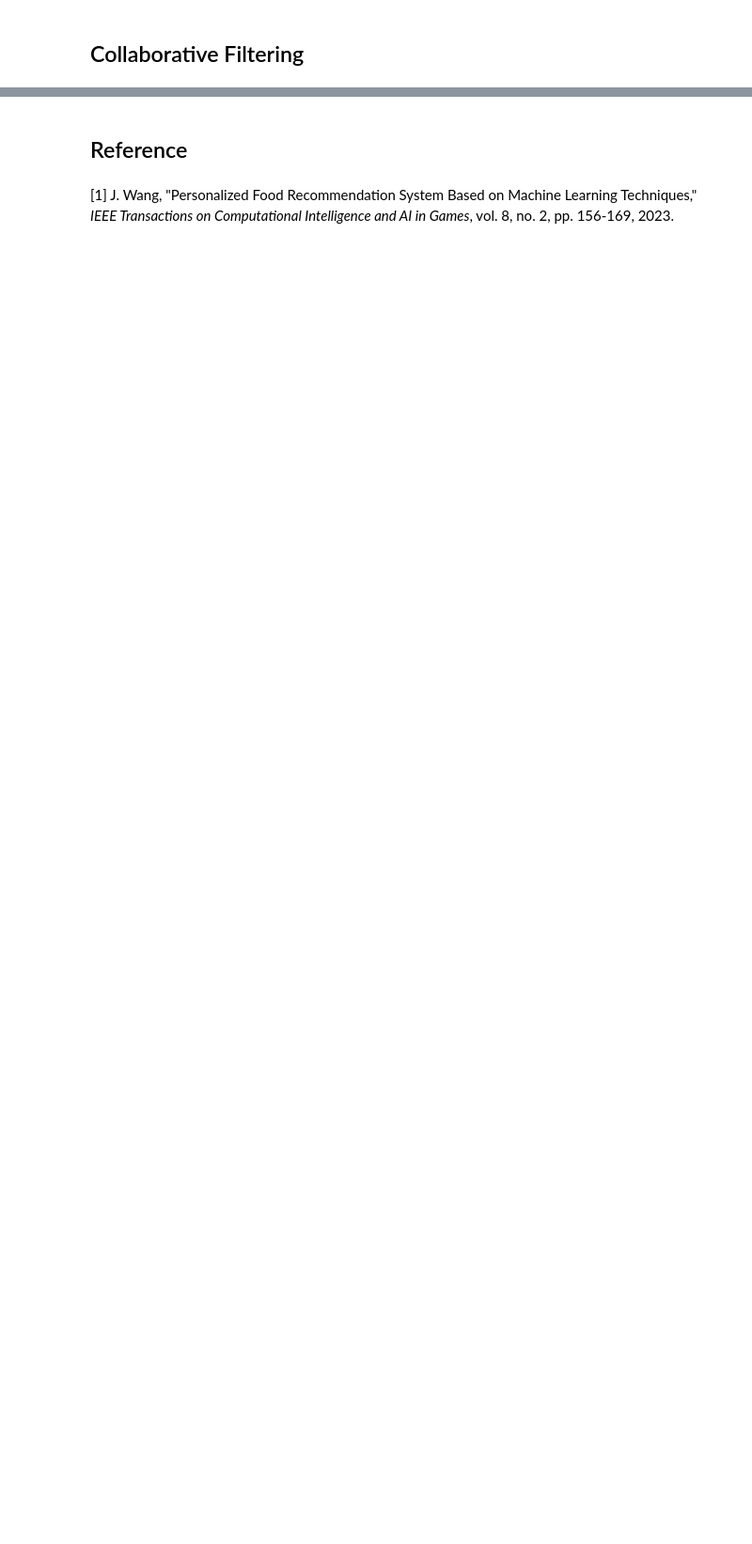
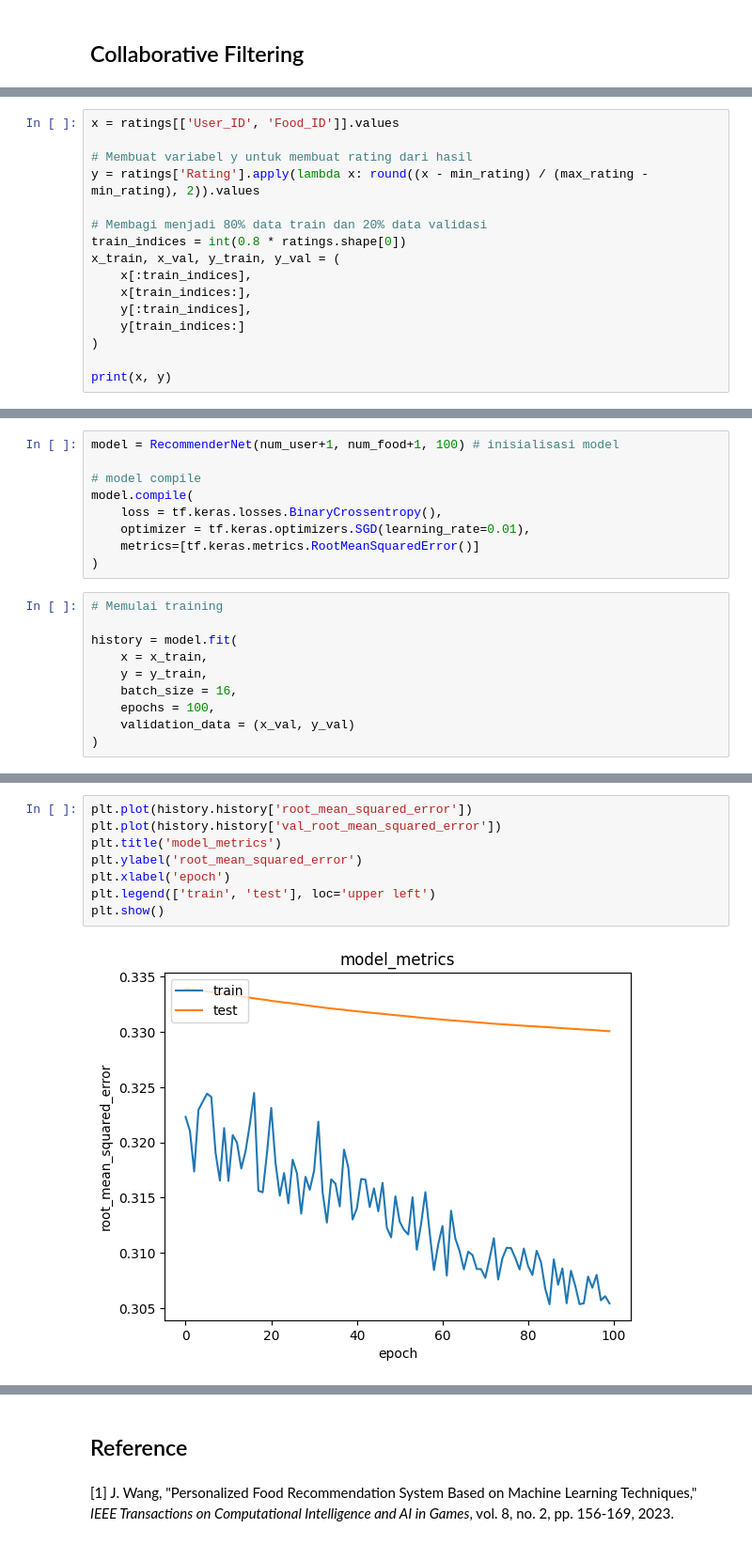
Before and after one commit to mfathul21/food-recommendations, a Jupyter notebook: Proyek_Akhir_Food_Recomendations_System.ipynb, the cells around one changed output, grey strips where cells are left out. Shown at 94% size. Cells and saved outputs as stored; diff of their text form; blank space fills up the shorter version.

```diff
--- a/Proyek_Akhir_Food_Recomendations_System.ipynb
+++ b/Proyek_Akhir_Food_Recomendations_System.ipynb
@@ -231,0 +413,16 @@ Name: Food_ID, dtype: int64
+# %%
+x = ratings[['User_ID', 'Food_ID']].values
+
+# Membuat variabel y untuk membuat rating dari hasil
+y = ratings['Rating'].apply(lambda x: round((x - min_rating) / (max_rating - min_rating), 2)).values
+
+# Membagi menjadi 80% data train dan 20% data validasi
+train_indices = int(0.8 * ratings.shape[0])
+x_train, x_val, y_train, y_val = (
+    x[:train_indices],
+    x[train_indices:],
+    y[:train_indices],
+    y[train_indices:]
+)
+
+print(x, y)
@@ -231,0 +481,19 @@ Name: Food_ID, dtype: int64
+# %%
+model = RecommenderNet(num_user+1, num_food+1, 100) # inisialisasi model
+
+# model compile
+model.compile(
+    loss = tf.keras.losses.BinaryCrossentropy(),
+    optimizer = tf.keras.optimizers.SGD(learning_rate=0.01),
+    metrics=[tf.keras.metrics.RootMeanSquaredError()]
+)
+# %%
+# Memulai training
+
+history = model.fit(
+    x = x_train,
+    y = y_train,
+    batch_size = 16,
+    epochs = 100,
+    validation_data = (x_val, y_val)
+)
@@ -231,0 +518,10 @@ Name: Food_ID, dtype: int64
+# %%
+plt.plot(history.history['root_mean_squared_error'])
+plt.plot(history.history['val_root_mean_squared_error'])
+plt.title('model_metrics')
+plt.ylabel('root_mean_squared_error')
+plt.xlabel('epoch')
+plt.legend(['train', 'test'], loc='upper left')
+plt.show()
+# %% [output]
+[figure, added]
```
Also changed, not shown: parts of 25 cells of this notebook.
